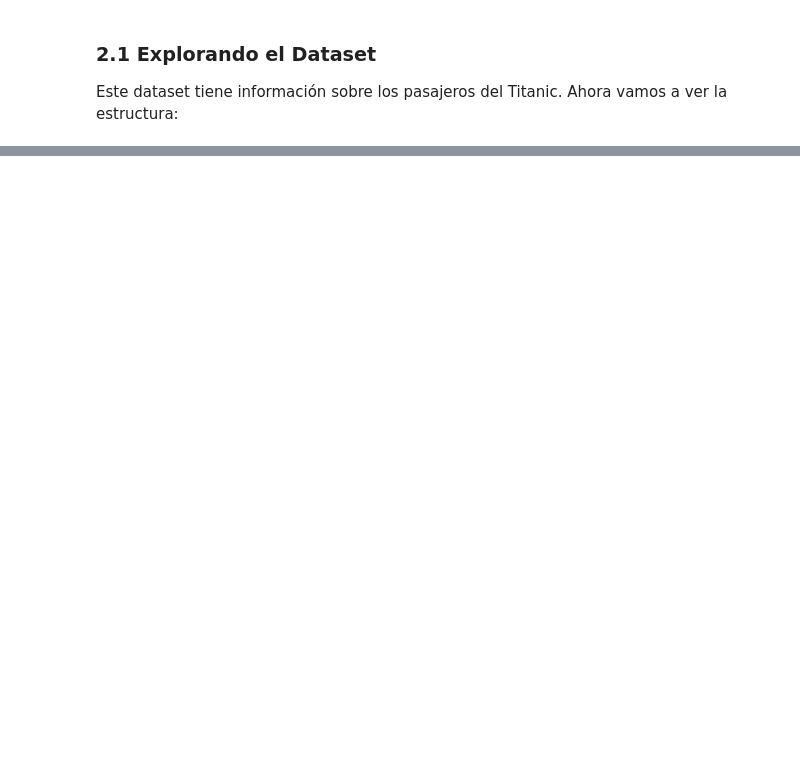
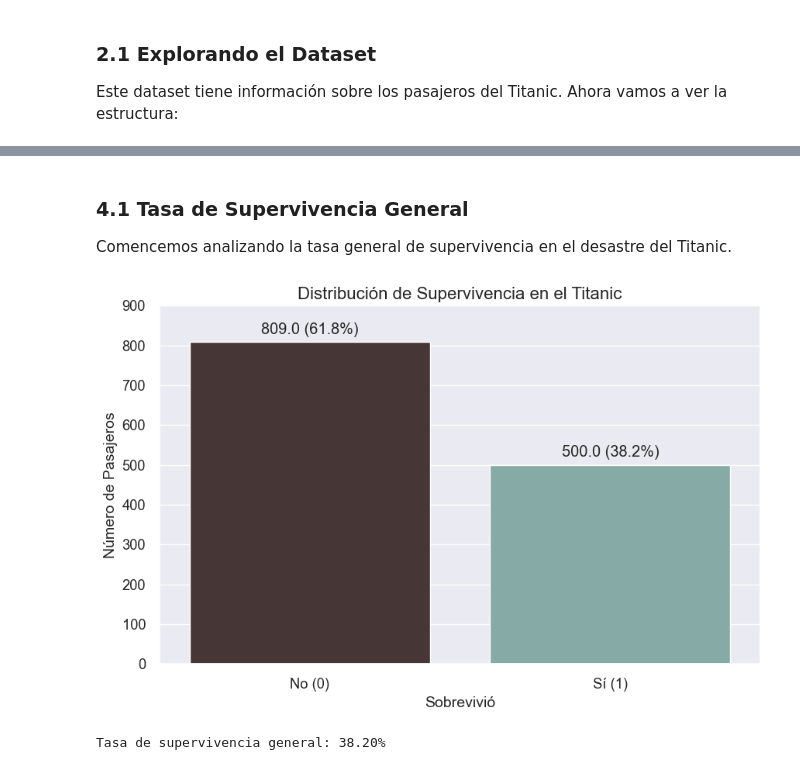
Before and after one commit to frank-rod/analisis_titanic, a Jupyter notebook: analisis_titanic.ipynb, the cells around one changed output, grey strips where cells are left out. Cells and saved outputs as stored; diff of their text form; code cells hidden in the pictures; blank space fills up the shorter version.

```diff
--- a/analisis_titanic.ipynb
+++ b/analisis_titanic.ipynb
@@ -52,0 +480,32 @@ Este dataset tiene información sobre los pasajeros del Titanic. Ahora vamos a v
+# %% [markdown]
+### 4.1 Tasa de Supervivencia General
+
+Comencemos analizando la tasa general de supervivencia en el desastre del Titanic.
+# %%
+# Calculamos la tasa de supervivencia general
+survival_rate = df_cleaned['survived'].mean() * 100
+
+# Visualizamos la distribución de supervivencia
+plt.figure(figsize=(10, 6))
+ax = sns.countplot(x='survived', data=df_cleaned, palette=['#4a3333', '#80b0ab'])
+
+# Añadir etiquetas de porcentaje
+total = len(df_cleaned)
+for p in ax.patches:
+    height = p.get_height()
+    ax.text(p.get_x() + p.get_width()/2.,
+            height + 20,
+            f'{height} ({height/total*100:.1f}%)',
+            ha="center")
+
+plt.title('Distribución de Supervivencia en el Titanic', fontsize=16)
+plt.xlabel('Sobrevivió', fontsize=14)
+plt.ylabel('Número de Pasajeros', fontsize=14)
+plt.xticks([0, 1], ['No (0)', 'Sí (1)'])
+plt.ylim(0, 900)
+plt.show()
+
+print(f"Tasa de supervivencia general: {survival_rate:.2f}%")
+# %% [output]
+[figure, added]
+Tasa de supervivencia general: 38.20%
```
Also changed, not shown: parts of 39 cells of this notebook, 6 other files.
